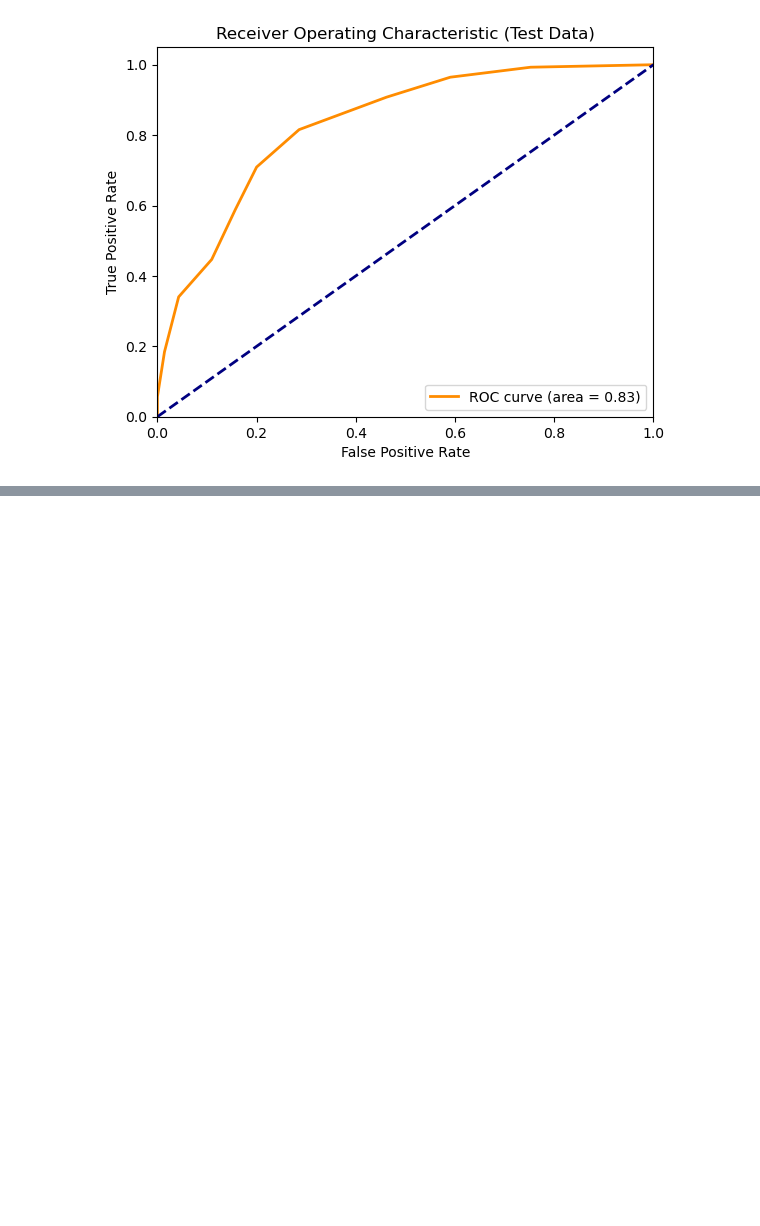
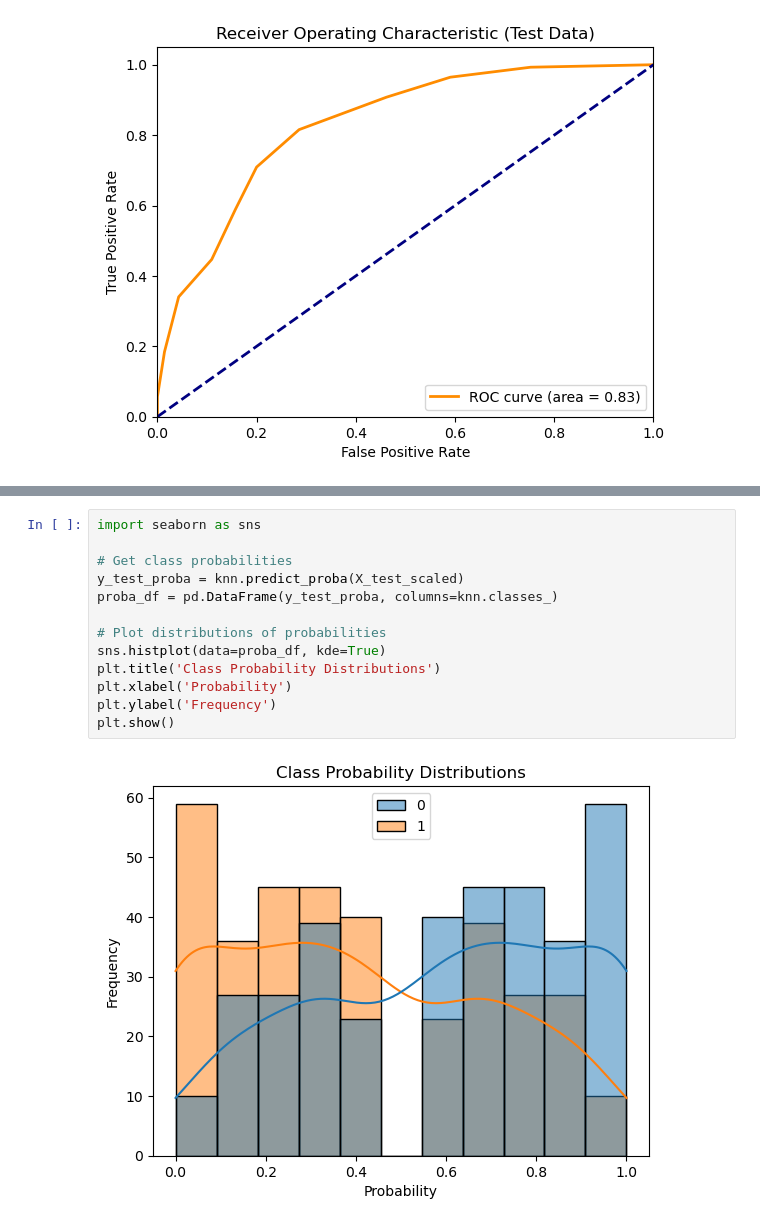
Before and after one commit to cassydm/rockies_moneyball_part-deux, a Jupyter notebook: Project 2/Howard_knn_model_project2.ipynb, the cells around one changed output, grey strips where cells are left out. Saved outputs shown, nothing was run; the diff lists cells and outputs as text; blank space fills up the shorter version.

```diff
--- a/Project 2/Howard_knn_model_project2.ipynb
+++ b/Project 2/Howard_knn_model_project2.ipynb
@@ -399,0 +451,15 @@ weighted avg       0.74      0.74      0.74       351
+# %%
+import seaborn as sns
+
+# Get class probabilities
+y_test_proba = knn.predict_proba(X_test_scaled)
+proba_df = pd.DataFrame(y_test_proba, columns=knn.classes_)
+
+# Plot distributions of probabilities
+sns.histplot(data=proba_df, kde=True)
+plt.title('Class Probability Distributions')
+plt.xlabel('Probability')
+plt.ylabel('Frequency')
+plt.show()
+# %% [output]
+[figure, added]
```
Also changed, not shown: parts of 5 cells of this notebook.
